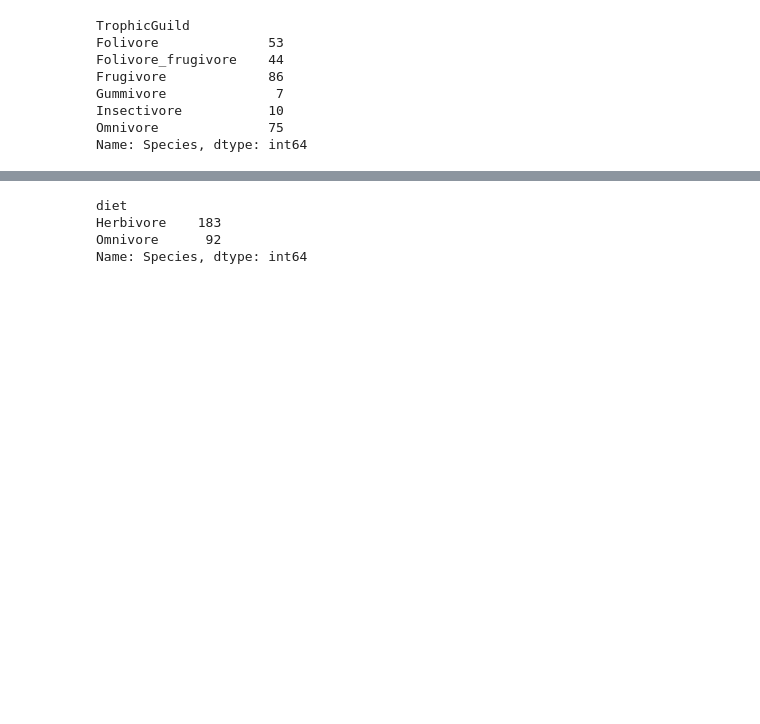
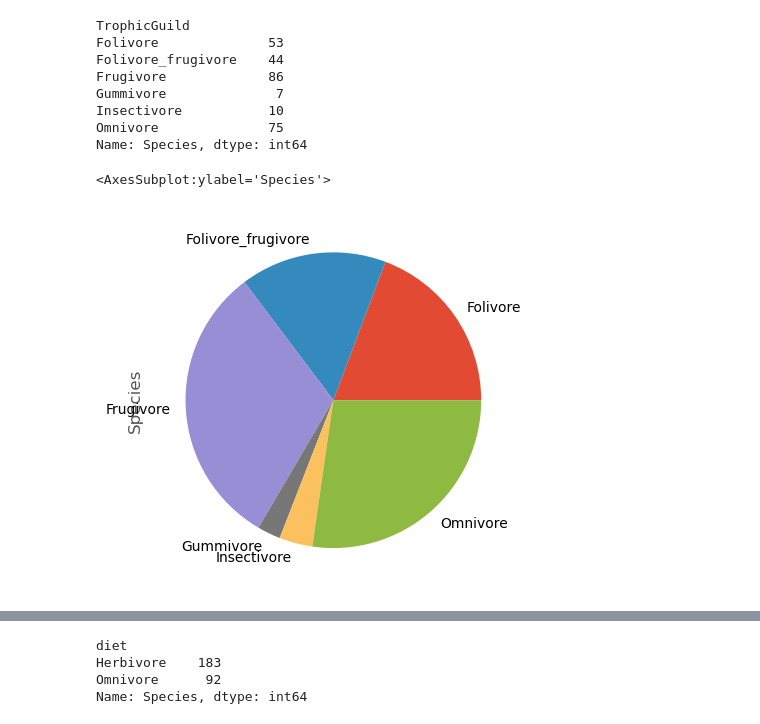
Before and after one commit to marek1n/eco-int, a Jupyter notebook: trophic_guild.ipynb, the cells around one changed output, grey strips where cells are left out. Saved outputs shown, nothing was run; the diff lists cells and outputs as text; code cells hidden in the pictures; blank space fills up the shorter version.

```diff
--- a/trophic_guild.ipynb
+++ b/trophic_guild.ipynb
@@ -42,6 +46,11 @@ Gummivore              7
 Insectivore           10
 Omnivore              75
 Name: Species, dtype: int64
+# %%
+in_phylogeny.groupby('TrophicGuild').Species.count().plot(kind='pie')
+# %% [output]
+<AxesSubplot:ylabel='Species'>
+[figure, added]
 # %%
 in_phylogeny.loc[:, "diet"] = in_phylogeny.apply(
     lambda r: 'Herbivore'
```
Also changed, not shown: parts of 8 cells of this notebook.
